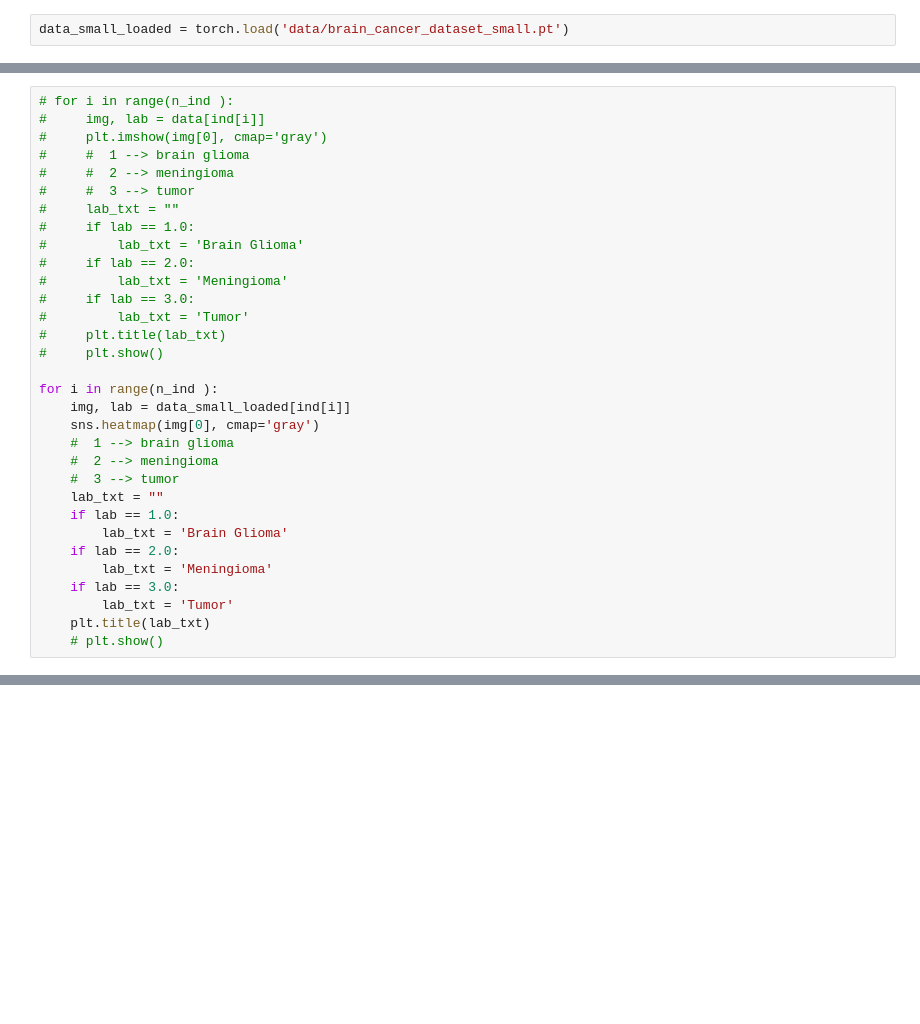
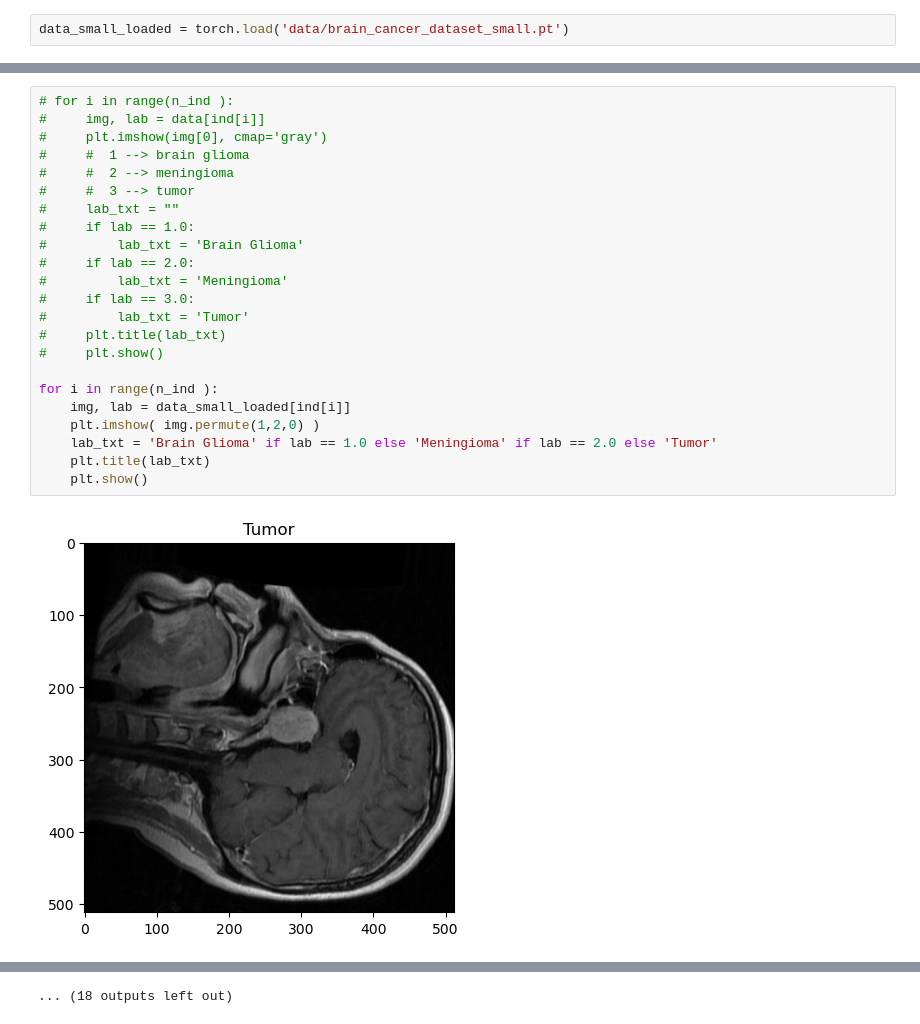
Before and after one commit to IsacPasianotto/federatedlearning, a Jupyter notebook: debug.ipynb, the cells around one changed output, grey strips where cells are left out. Cells and saved outputs as stored; diff of their text form; blank space fills up the shorter version.

Commit message:
Partial fix to network, fixed debug plot

```diff
--- a/debug.ipynb
+++ b/debug.ipynb
@@ -29,32 +32,25 @@ ind
 # %%
 # for i in range(n_ind ):
 #     img, lab = data[ind[i]]
 #     plt.imshow(img[0], cmap='gray')
 #     #  1 --> brain glioma
 #     #  2 --> meningioma
 #     #  3 --> tumor
 #     lab_txt = ""
 #     if lab == 1.0:
 #         lab_txt = 'Brain Glioma'
 #     if lab == 2.0:
 #         lab_txt = 'Meningioma'
 #     if lab == 3.0:
 #         lab_txt = 'Tumor'
 #     plt.title(lab_txt)
 #     plt.show()
 
 for i in range(n_ind ):
     img, lab = data_small_loaded[ind[i]]
-    sns.heatmap(img[0], cmap='gray')
-    #  1 --> brain glioma
-    #  2 --> meningioma
-    #  3 --> tumor
-    lab_txt = ""
-    if lab == 1.0:
-        lab_txt = 'Brain Glioma'
-    if lab == 2.0:
-        lab_txt = 'Meningioma'
-    if lab == 3.0:
-        lab_txt = 'Tumor'
+    plt.imshow( img.permute(1,2,0) )
+    lab_txt = 'Brain Glioma' if lab == 1.0 else 'Meningioma' if lab == 2.0 else 'Tumor'
     plt.title(lab_txt)
-    # plt.show()
+    plt.show()
+# %% [output]
+[figure, added]
@@ -60,0 +68 @@ for i in range(n_ind ):
+... (18 outputs left out)
```
Also changed, not shown: parts of 3 cells of this notebook, 1 other file.
